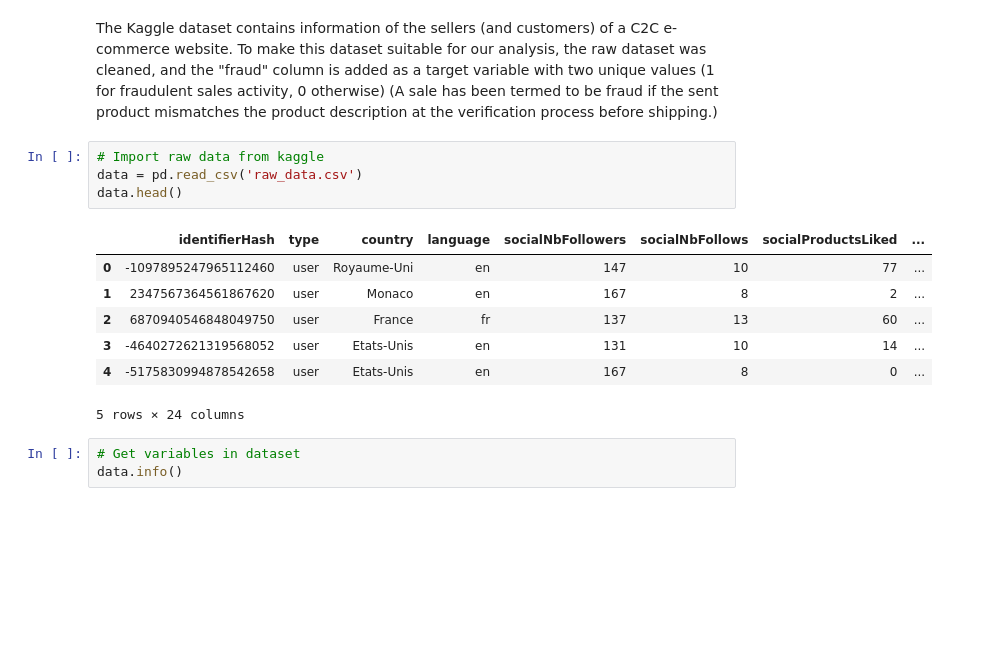
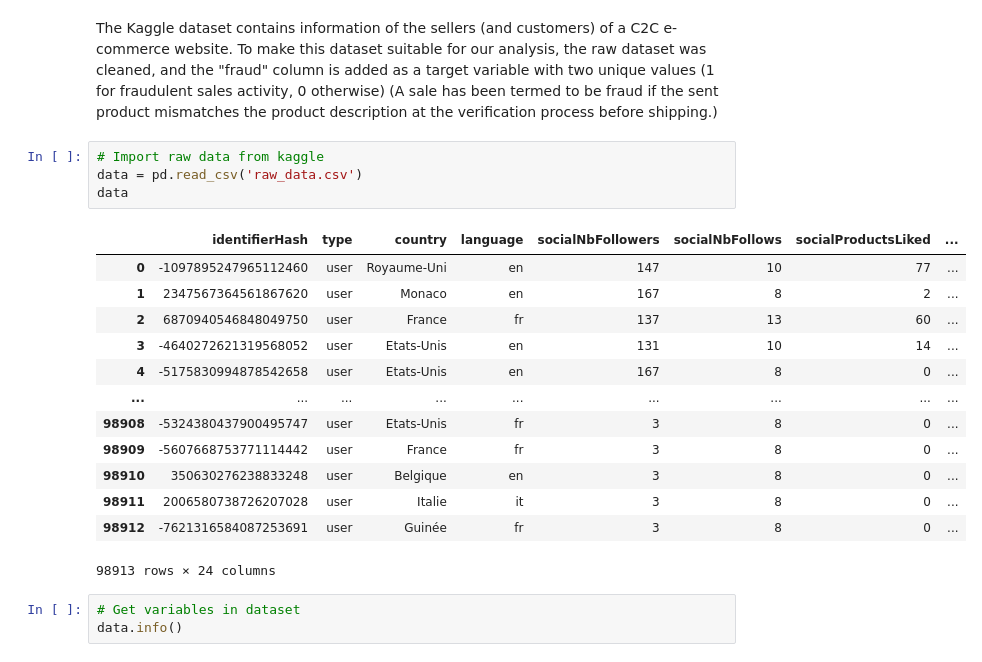
Before and after one commit to ecrystell/RVGPT, a Jupyter notebook: Seller profile.ipynb, the cells around one changed output. Cells and saved outputs as stored; diff of their text form; blank space fills up the shorter version.

```diff
--- a/Seller profile.ipynb
+++ b/Seller profile.ipynb
@@ -21,15 +21,21 @@ The Kaggle dataset contains information of the sellers (and customers) of a C2C
 # %%
 # Import raw data from kaggle
 data = pd.read_csv('raw_data.csv')
-data.head()
+data
 # %% [output]
 |  | identifierHash | type | country | language | socialNbFollowers | socialNbFollows | socialProductsLiked | ... |
 | 0 | -1097895247965112460 | user | Royaume-Uni | en | 147 | 10 | 77 | ... |
 | 1 | 2347567364561867620 | user | Monaco | en | 167 | 8 | 2 | ... |
 | 2 | 6870940546848049750 | user | France | fr | 137 | 13 | 60 | ... |
 | 3 | -4640272621319568052 | user | Etats-Unis | en | 131 | 10 | 14 | ... |
 | 4 | -5175830994878542658 | user | Etats-Unis | en | 167 | 8 | 0 | ... |
+| ... | ... | ... | ... | ... | ... | ... | ... | ... |
+| 98908 | -5324380437900495747 | user | Etats-Unis | fr | 3 | 8 | 0 | ... |
+| 98909 | -5607668753771114442 | user | France | fr | 3 | 8 | 0 | ... |
+| 98910 | 350630276238833248 | user | Belgique | en | 3 | 8 | 0 | ... |
+| 98911 | 2006580738726207028 | user | Italie | it | 3 | 8 | 0 | ... |
+| 98912 | -7621316584087253691 | user | Guinée | fr | 3 | 8 | 0 | ... |
-5 rows × 24 columns
+98913 rows × 24 columns
 # %%
 # Get variables in dataset
 data.info()
```
Also changed, not shown: parts of 48 cells of this notebook.
